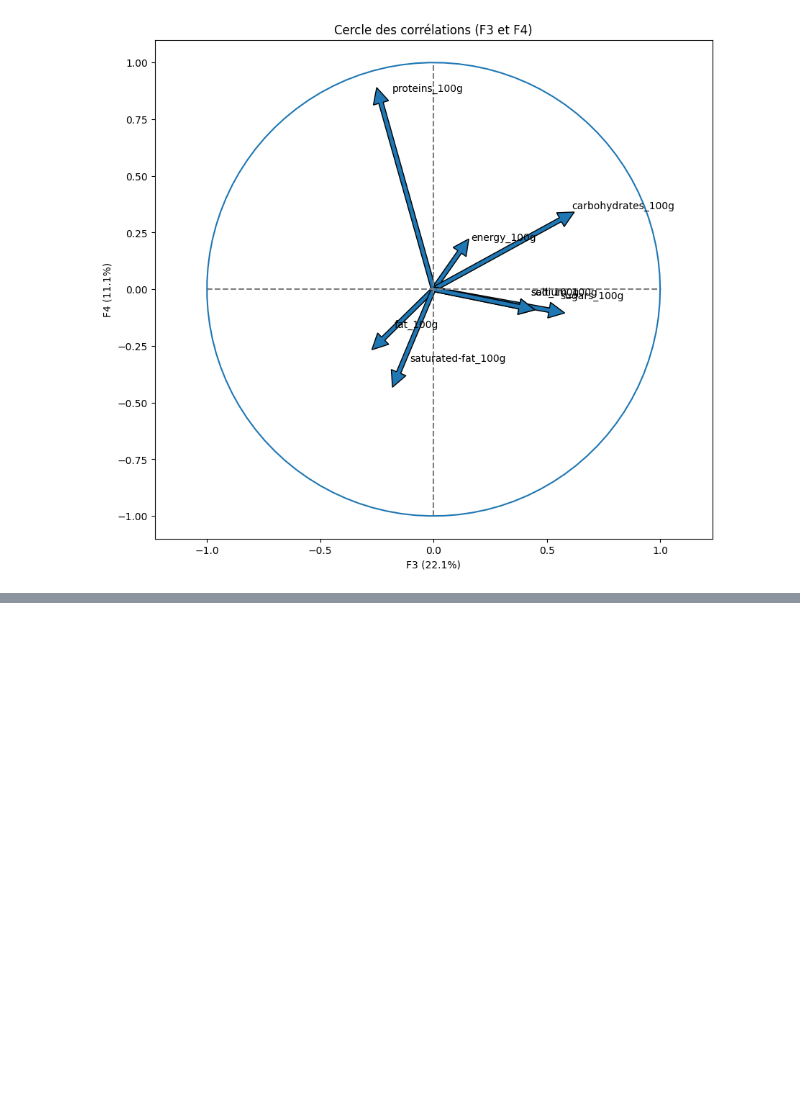
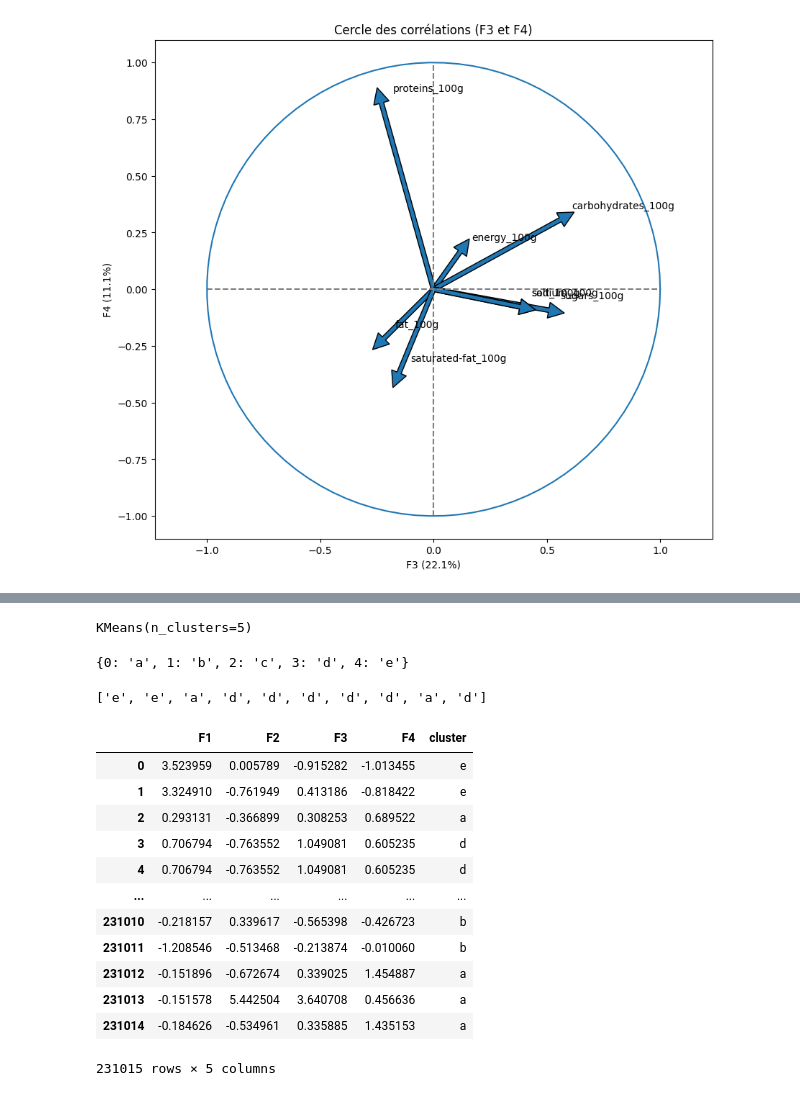
Before and after one commit to ThomasMeb/App_Sante_Publique_France, a Jupyter notebook: Explo.ipynb, the cells around one changed output, grey strips where cells are left out. Saved outputs shown, nothing was run; the diff lists cells and outputs as text; code cells hidden in the pictures; blank space fills up the shorter version.

```diff
--- a/Explo.ipynb
+++ b/Explo.ipynb
@@ -459,0 +587,2 @@ display_factorial_planes(X_proj, x_y, clusters=df['proteins_100g'])
+# %%
+x_proj = pd.DataFrame(X_proj[:,:4], columns = ['F1', 'F2','F3','F4'])
@@ -459,0 +605,32 @@ display_factorial_planes(X_proj, x_y, clusters=df['proteins_100g'])
+# %%
+kmeans = KMeans(n_clusters=5)
+kmeans.fit(x_proj)
+# %% [output]
+KMeans(n_clusters=5)
+# %%
+dd = {i:j for i,j in enumerate(list("abcde"))}
+dd
+# %% [output]
+{0: 'a', 1: 'b', 2: 'c', 3: 'd', 4: 'e'}
+# %%
+labels = [dd[i] for i in kmeans.labels_]
+labels[:10]
+# %% [output]
+['e', 'e', 'a', 'd', 'd', 'd', 'd', 'd', 'a', 'd']
+# %%
+x_proj["cluster"] = labels
+x_proj
+# %% [output]
+|  | F1 | F2 | F3 | F4 | cluster |
+| 0 | 3.523959 | 0.005789 | -0.915282 | -1.013455 | e |
+| 1 | 3.324910 | -0.761949 | 0.413186 | -0.818422 | e |
+| 2 | 0.293131 | -0.366899 | 0.308253 | 0.689522 | a |
+| 3 | 0.706794 | -0.763552 | 1.049081 | 0.605235 | d |
+| 4 | 0.706794 | -0.763552 | 1.049081 | 0.605235 | d |
+| ... | ... | ... | ... | ... | ... |
+| 231010 | -0.218157 | 0.339617 | -0.565398 | -0.426723 | b |
+| 231011 | -1.208546 | -0.513468 | -0.213874 | -0.010060 | b |
+| 231012 | -0.151896 | -0.672674 | 0.339025 | 1.454887 | a |
+| 231013 | -0.151578 | 5.442504 | 3.640708 | 0.456636 | a |
+| 231014 | -0.184626 | -0.534961 | 0.335885 | 1.435153 | a |
+231015 rows × 5 columns
```
Also changed, not shown: parts of 30 cells of this notebook.
